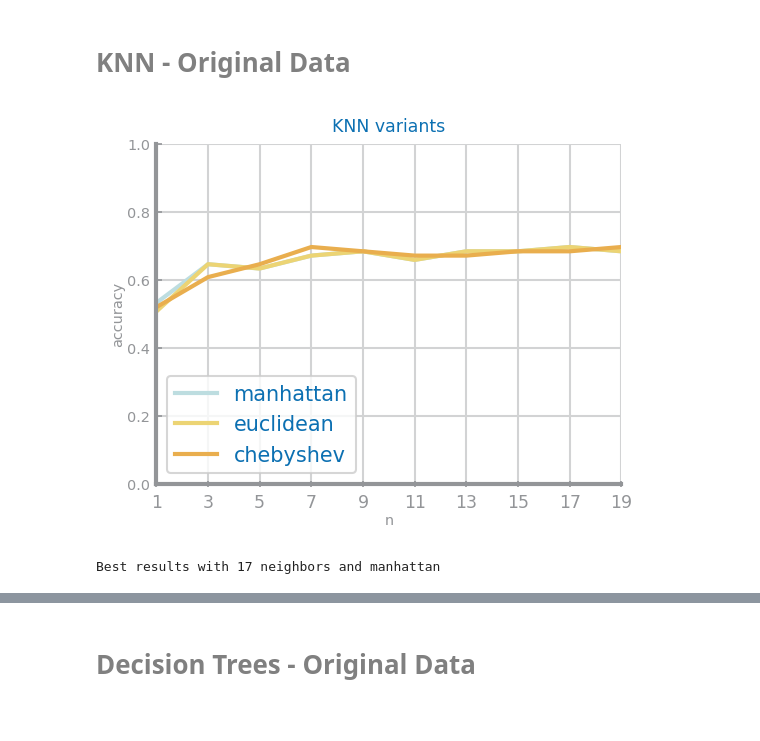
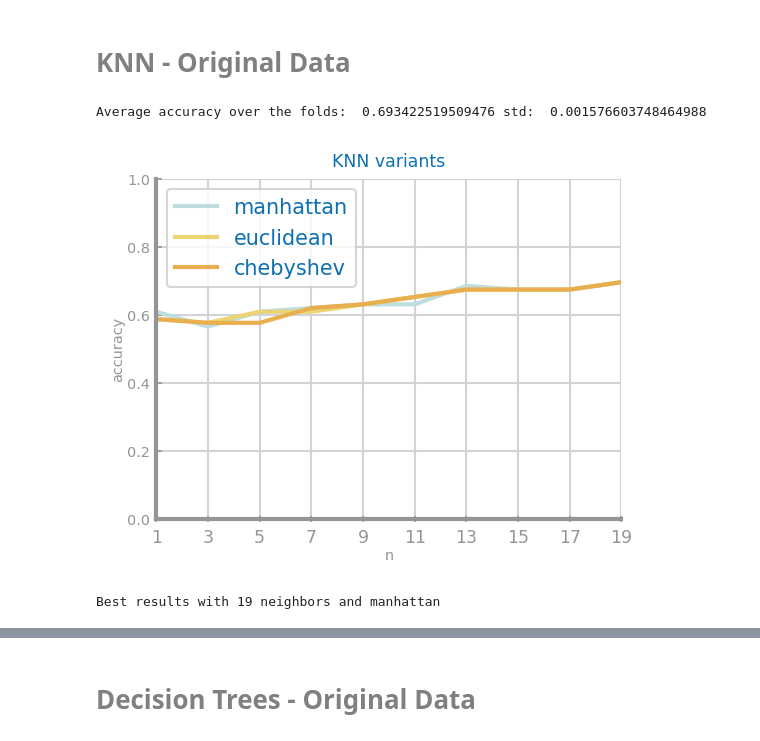
Before and after one commit to VivaRafael/CD, a Jupyter notebook: Classification_Heart_Faillure_Original_Data.ipynb, the cells around one changed output, grey strips where cells are left out. Drawn from its saved outputs; the diff is of its cells as text; code cells hidden in the pictures.

```diff
--- a/Classification_Heart_Faillure_Original_Data.ipynb
+++ b/Classification_Heart_Faillure_Original_Data.ipynb
@@ -120,2 +111,5 @@ plt.show()
+# %%
+from sklearn.model_selection import StratifiedKFold
+kf = StratifiedKFold(n_splits=3) # 3 folds to keep the 70 / 30 ratio on train and test on each fold
 # %% [markdown]
 # <font color='gray'> Evaluation</font>
@@ -239,5 +262,47 @@ plt.show()
 # %% [markdown]
 # <font color='gray'> KNN - Original Data</font>
+# %%
+import numpy as np
+import pandas as pd
+import matplotlib.pyplot as plt
+import sklearn.metrics as metrics
+from sklearn.neighbors import KNeighborsClassifier
+import ds_functions as ds
+
+score_all = []
+set_idxs = []
+for train_index, test_index in kf.split(X, y):
+    trnX, tstX = X[train_index], X[test_index]
+    trnY, tstY = y[train_index], y[test_index]
+    set_idxs.append([trnX, tstX, trnY, tstY])
+    nvalues = [1, 3, 5, 7, 9, 11, 13, 15, 17, 19]
+    dist = ['manhattan', 'euclidean', 'chebyshev']
+    values = {}
+    train_values = {}
+    best = (0, '')
+    last_best = 0
+    for d in dist:
+        yvalues = []
+        y_trn_values = []
+        for n in nvalues:
+            knn = KNeighborsClassifier(n_neighbors=n, metric=d)
+            knn.fit(trnX, trnY)
+            prdY = knn.predict(tstX)
+            prd_trn_Y = knn.predict(trnX)
+            yvalues.append(metrics.accuracy_score(tstY, prdY))
+            y_trn_values.append(metrics.accuracy_score(trnY, prd_trn_Y))
+            if yvalues[-1] > last_best:
+                best = (n, d)
+                last_best = yvalues[-1]
+        values[d] = yvalues
+        train_values[d] = y_trn_values
+    score_all.append(last_best)
+
+print("Average accuracy over the folds: ", sum(score_all)/len(score_all), "std: ", np.std(score_all))
+best_model_idx = score_all.index(max(score_all))
+set_idxs = set_idxs[best_model_idx]
+# %% [output]
+Average accuracy over the folds:  0.693422519509476 std:  0.001576603748464988
 # %%
 import numpy as np
 import pandas as pd
@@ -246,35 +311,36 @@ import sklearn.metrics as metrics
 from sklearn.neighbors import KNeighborsClassifier
 import ds_functions as ds
 
+trnX, tstX, trnY, tstY = set_idxs
 nvalues = [1, 3, 5, 7, 9, 11, 13, 15, 17, 19]
 dist = ['manhattan', 'euclidean', 'chebyshev']
 values = {}
 train_values = {}
 best = (0, '')
 last_best = 0
 for d in dist:
     yvalues = []
     y_trn_values = []
     for n in nvalues:
         knn = KNeighborsClassifier(n_neighbors=n, metric=d)
         knn.fit(trnX, trnY)
         prdY = knn.predict(tstX)
         prd_trn_Y = knn.predict(trnX)
         yvalues.append(metrics.accuracy_score(tstY, prdY))
         y_trn_values.append(metrics.accuracy_score(trnY, prd_trn_Y))
         if yvalues[-1] > last_best:
             best = (n, d)
             last_best = yvalues[-1]
     values[d] = yvalues
     train_values[d] = y_trn_values
 
 plt.figure()
 ds.multiple_line_chart(nvalues, values, title='KNN variants', xlabel='n', ylabel='accuracy', percentage=True)
 plt.show()
 print('Best results with %d neighbors and %s'%(best[0], best[1]))
 # %% [output]
-[figure, old version]
+[figure, new version]
-Best results with 17 neighbors and manhattan
+Best results with 19 neighbors and manhattan
 # %%
 clf = knn = KNeighborsClassifier(n_neighbors=best[0], metric=best[1])
 clf.fit(trnX, trnY)
```
Also changed, not shown: parts of 30 cells of this notebook, 2 other files.
